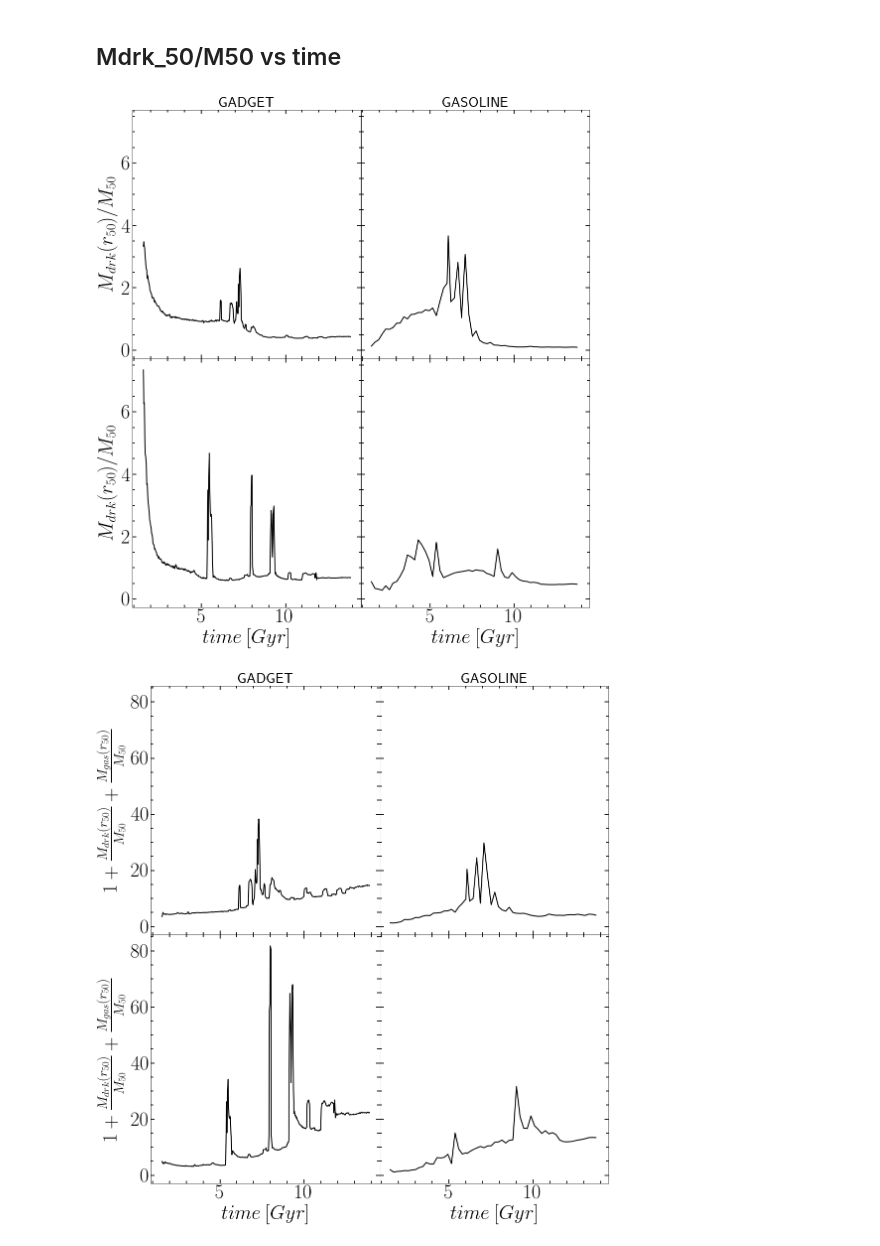
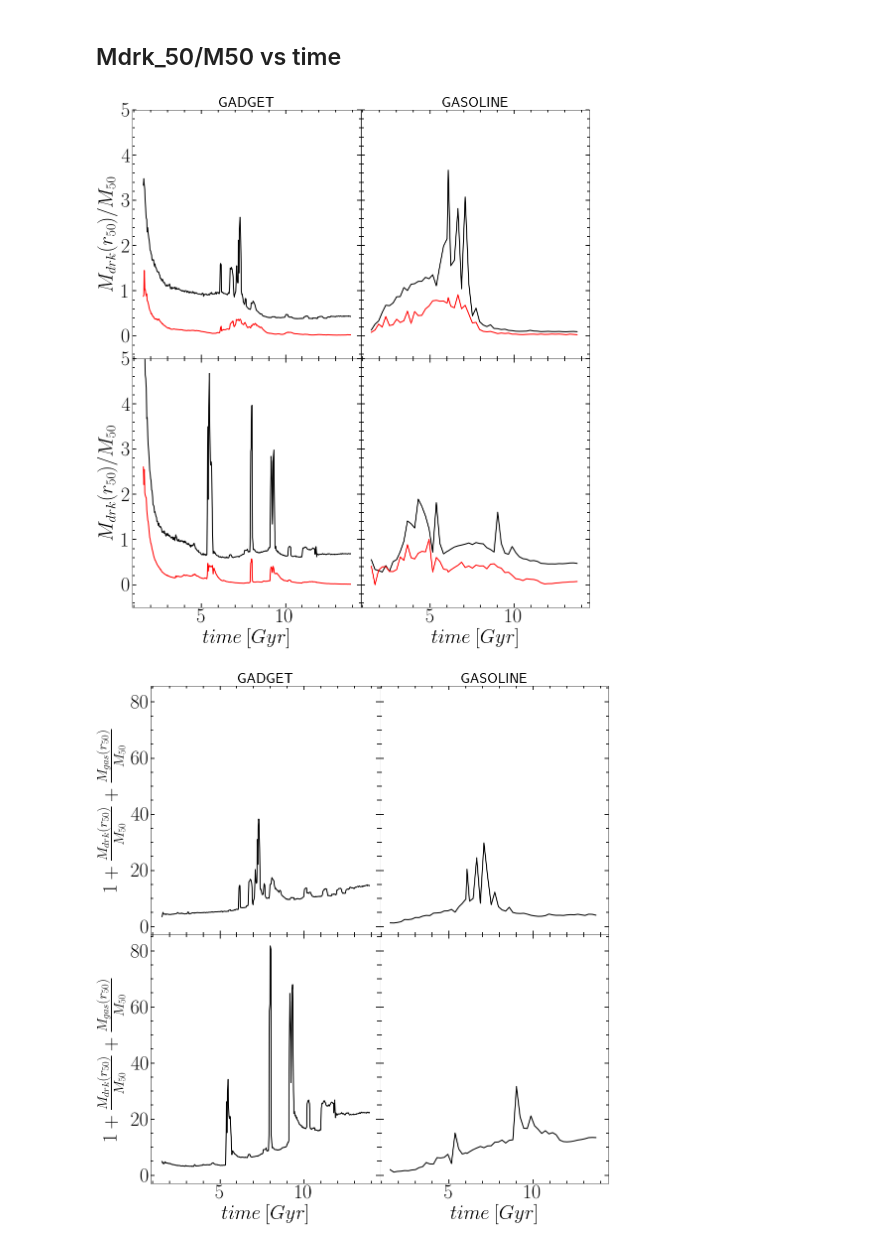
Before and after one commit to ornemarioni/Barras_GdGs, a Jupyter notebook: Barras_Gd/programs/inestabilidad_simulaciones.ipynb, the cells around one changed output. Saved outputs shown, nothing was run; the diff lists cells and outputs as text; code cells hidden in the pictures.

```diff
--- a/Barras_Gd/programs/inestabilidad_simulaciones.ipynb
+++ b/Barras_Gd/programs/inestabilidad_simulaciones.ipynb
@@ -906,10 +906,11 @@ fig.subplots_adjust(bottom=0.08, left =0.1, right = 0.90, top = 0.95, wspace=0,
 
 # ax[0,0].plot(bines, np.log10(density_M31gd*1e10),'-', lw=2, color = 'k')
 ax[0,0].plot(time_M31gd, Mdm50_M31gd/M50_M31gd,'-', lw=2, color = 'k')
+ax[0,0].plot(time_M31gd, Mg50_M31gd/M50_M31gd,'-', lw=2, color = 'r')
 # ax[0,0].set_xlim(2,14)
 # ax[0,0].set_xticks([2,4,6,8,10,12,14])
 # ax[0,0].set_xticklabels([])
-# ax[0,0].set_ylim(8,10)
+ax[0,0].set_ylim(-0.5,5)
 # ax[0,0].set_yticks([8.,8.5,9.,9.5,10.])
 # ax[0,0].set_yticklabels([8.,8.5,9.,9.5,10.])
 ax[0,0].set_ylabel(r'$M_{drk}(r_{50})/M_{50}$',fontsize=40)
@@ -924,6 +925,7 @@ ax[0,0].set_title('GADGET', loc='center', fontsize=30)
 #---------------------------------
 
 ax[0,1].plot(time_M31gs, Mdm50_M31gs/M50_M31gs,'-', lw=2, color = 'k')
+ax[0,1].plot(time_M31gs, Mg50_M31gs/M50_M31gs,'-', lw=2, color = 'r')
 # ax[0,1].set_xlim(2,14)
 # ax[0,1].set_xticks([2,4,6,8,10,12,14])
 # ax[0,1].set_xticklabels([])
@@ -940,6 +942,7 @@ ax[0,1].set_title('GASOLINE', loc='center', fontsize=30)
 #---------------------------------
 
 ax[1,0].plot(time_MWgd, Mdm50_MWgd/M50_MWgd,'-', lw=2, color = 'k')
+ax[1,0].plot(time_MWgd, Mg50_MWgd/M50_MWgd,'-', lw=2, color = 'r')
 # ax[1,0].set_xlim(2,14)
 # ax[1,0].set_xticks([2,4,6,8,10,12])
 # ax[1,0].set_xticklabels([2,4,6,8,10,12])
@@ -949,35 +952,36 @@ ax[1,0].plot(time_MWgd, Mdm50_MWgd/M50_MWgd,'-', lw=2, color = 'k')
 ax[1,0].set_xlabel(r'$time \: [Gyr]$', fontsize=40)
 ax[1,0].set_ylabel(r'$M_{drk}(r_{50})/M_{50}$',fontsize=40)
 # ax[1,0].set_yscale('log')
 ax[1,0].minorticks_on()
 ax[1,0].tick_params( labelsize=40)
 ax[1,0].tick_params('both', length=5, width=1.8,which='minor', direction='in', right='on',top='on')
 ax[1,0].tick_params('both', length=8, width=1.8,which='major', direction='in', right='on',top='on')
 # ax[1,0].text(4, 9.75,'B', fontsize=30, color='k', ha='center', va='center')
 
 #---------------------------------
 
 ax[1,1].plot(time_MWgs, Mdm50_MWgs/M50_MWgs,'-', lw=2, color = 'k')
+ax[1,1].plot(time_MWgs, Mg50_MWgs/M50_MWgs,'-', lw=2, color = 'r')
 # ax[1,1].set_xlim(2,14)
 # ax[1,1].set_xticks([2,4,6,8,10,12,14])
 # ax[1,1].set_xticklabels([2,4,6,8,10,12,14])
 # ax[1,1].set_ylim(8,10)
 # ax[1,1].set_yticks([8.,8.5,9.,9.5])
 # ax[1,1].set_yticklabels([])
 ax[1,1].set_xlabel(r'$time \: [Gyr]$', fontsize=40)
 ax[1,1].minorticks_on()
 ax[1,1].tick_params( labelsize=40)
 ax[1,1].tick_params('both', length=5, width=1.8,which='minor', direction='in', right='on',top='on')
 ax[1,1].tick_params('both', length=8, width=1.8,which='major', direction='in', right='on',top='on')
 # ax[1,1].text(4, 9.75,'B', fontsize=30, color='k', ha='center', va='center')
 # ax[1,1].plot(0,0,'k+', markersize=20, color='k')
 
 
 # fig.savefig('/home/ornela/overleaf/13216980csjxswjndpmj/Barras.pdf', dpi = 100, xxbox_inches='tight')
-fig.savefig('/home/omarioni/Barras_GdGs/Barras_Gd/_imagenes/Mdrk50_time.pdf', dpi = 100, xxbox_inches='tight')
+fig.savefig('/home/omarioni/Barras_GdGs/Barras_Gd/_imagenes/Mdrk50Mgas50_time.pdf', dpi = 100, xxbox_inches='tight')
 plt.show()
 # %% [output]
-[figure, old version]
+[figure, new version]
 # %%
 q_M31gd = 1 + Mg50_M31gd/M50 + Mdm50_M31gd/M50
 q_MWgd  = 1 + Mg50_MWgd/M50  + Mdm50_MWgd/M50
```
Also changed, not shown: 9 other files.
